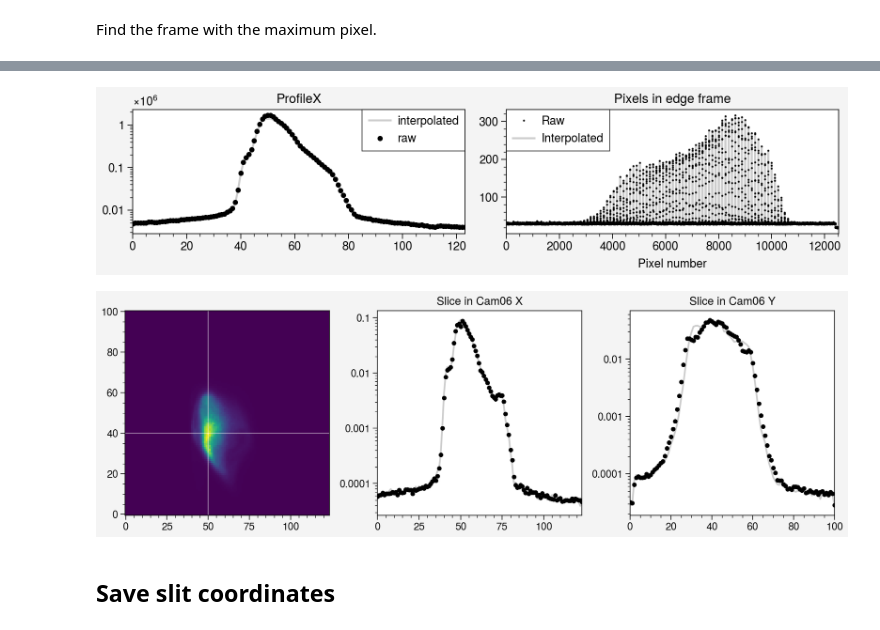
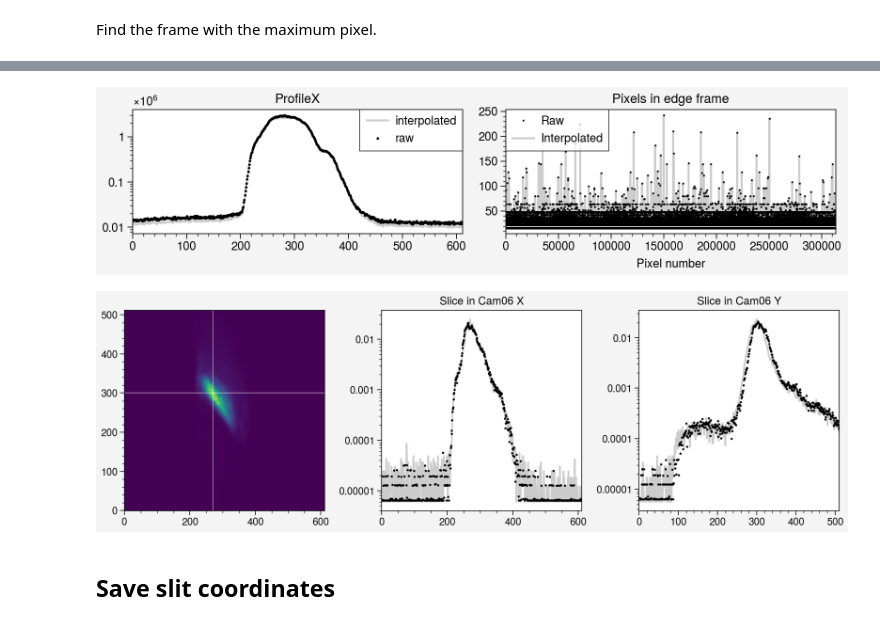
Before and after one commit to austin-hoover/analysis-sns-btf, a Jupyter notebook: scan-xxpy-image-ypdE/scan-xxpy-image-ypdE_step1.ipynb, the cells around one changed output, grey strips where cells are left out. Saved outputs shown, nothing was run; the diff lists cells and outputs as text; code cells hidden in the pictures.

```diff
--- a/scan-xxpy-image-ypdE/scan-xxpy-image-ypdE_step1.ipynb
+++ b/scan-xxpy-image-ypdE/scan-xxpy-image-ypdE_step1.ipynb
@@ -384,7 +379,8 @@ plt.show()
 # %% [markdown]
 We should either store the image in a square array in step 0, or somehow pass the new image shape to this notebook.
 # %%
-ny, nx = (101, 124)  # processed image size
+# ny, nx = (101, 124)  # processed image size
+ny, nx = (512, 612)
 
 def get_image(index):
     return data_im[index, cam + '_Image'].reshape(ny, nx)
@@ -409,7 +405,7 @@ imageio.mimsave(f'_output/iteration{iteration}.gif', _ims, fps=6)
 
 This is done by collecting frames around the edge of the image. (This is not used anywhere in the analysis.)
 # %%
-n_bins = 32
+n_bins = 16
 edge_bins = np.arange(n_bins + 1, (n_bins + 1) * (n_bins + 1), n_bins + 1)
 im_edge = np.zeros((ny, nx))
 im_bg = np.zeros((edge_bins.shape[0], ny, nx))
@@ -463,27 +459,21 @@ plt.show()
 # %% [markdown]
 ### Interpolate to y grid
 # %%
-npts_y = 32  # number of points in y grid
-ygv = np.linspace(np.min(yvals), np.max(yvals), npts_y)  # y grid values
-
 # Deal with backwards-moving slit.
-if yvals[0] > yvals[-1]:
-    yvals = np.flip(yvals)
-    im3d_smooth = np.flip(im3d_smooth, axis=0)
-    im3d = np.flip(im3d, axis=0)
+idx_sort = np.argsort(yvals)
+yvals = yvals[idx_sort]
+im3d = im3d[idx_sort, :, :]
+im3d_smooth = im3d_smooth[idx_sort, :, :]
 
 # Deal with any repeating points (otherwise interpolation will not work).
-repeat_idx, = np.where(np.diff(yvals) == 0.0)
-counter = 1
-for i in reversed(repeat_idx):
-    yvals[i] -= counter * 1e-7
-    counter += 1
+yvals = utils.avoid_repeats(yvals, pad=1e-7)
 
 # Interpolate.
+npts_y = 32  # number of points in y grid
+ygrid = np.linspace(np.min(yvals), np.max(yvals), npts_y)  # y grid values
 ypix = np.arange(ny)
 xpix = np.arange(nx)
-yf, ypf, xf = np.meshgrid(ygv, ypix, xpix, indexing='ij')
-newpoints = np.vstack([yf.ravel(), ypf.ravel(), xf.ravel()]).T
+newpoints = utils.get_grid_coords(ygrid, ypix, xpix, indexing='ij')
 arr3d = interpolate.interpn(
     (yvals, ypix, xpix),
     im3d_smooth,
@@ -494,16 +484,17 @@ arr3d = interpolate.interpn(
 )
 arr3d = arr3d.reshape(npts_y, ny, nx)
 # %%
-row, col = ny // 2, nx //2
+# row, col = (ny // 2, nx // 2)
+row, col = utils.max_indices(get_image(ipeak))
 
 fig, axes = pplt.subplots(ncols=2, sharey=False,)
 axes[0].plot(yvals, project(im3d_smooth, 0), label='smoothed')
-axes[0].plot(ygv, project(arr3d, 0), label='interpolated')
+axes[0].plot(ygrid, project(arr3d, 0), label='interpolated')
 axes[0].plot(yvals, project(im3d, 0), marker='.', lw=0, color='black')
 # ax.legend(loc='upper right', ncol=1,)
 axes[1].plot(yvals, im3d_smooth[:, row, col], label='smoothed')
 axes[1].plot(yvals, im3d[:, row, col], label='interpolated')
-axes[1].plot(ygv, arr3d[:, row, col], marker='.', lw=0, color='black')
+axes[1].plot(ygrid, arr3d[:, row, col], marker='.', lw=0, color='black')
 axes.format(yscale='log', xlabel='y [mm]')
 axes[1].legend(loc='upper right', ncol=1,)
 axes[0].format(title=f'Sum over image')
@@ -531,7 +522,7 @@ axes.format(toplabels=['Raw image', 'Interpolated along y'])
 # %%
 fig, axes = pplt.subplots(ncols=2, sharey=False, spanx=False, figsize=(8, 2))
 axes[0].plot(np.sum(arr3d[max2, :, :], axis=0), color='black', alpha=0.2, label='interpolated')
-axes[0].plot(np.sum(im3d[max1, :, :], axis=0), marker='.', lw=0, color='black', label='raw')
+axes[0].plot(np.sum(im3d[max1, :, :], axis=0), marker='.', ms=2, lw=0, color='black', label='raw')
 axes[0].legend(ncol=1)
 axes[0].format(yscale='log', title='ProfileX')
 axes[1].plot(arr3d[-2, :, :].ravel(), marker='.', lw=0, color='black', ms=1, label='Raw')
@@ -539,29 +530,30 @@ axes[1].plot(arr3d[-2, :, :].ravel(), color='black', alpha=0.2, label='Interpola
 axes[1].legend(loc='upper left', ncols=1)
 axes[1].format(title='Pixels in edge frame', xlabel='Pixel number')
 # %% [output]
-[figure, old version]
+[figure, new version]
 # %%
 fig, axes = pplt.subplots(ncols=3, sharey=False, sharex=False)
 axes[0].pcolormesh(im3d[max1, :, :])
 kws = dict(color='white', lw=0.785, alpha=0.5)
 axes[0].axvline(col1, **kws)
 axes[0].axhline(row1, **kws)
 kws = dict(marker='.', color='black')
 for im, row, col, flag in zip([arr3d[max2], im3d[max1]], [row2, row1], [col2, col1], [True, False]):
     if flag:
         kws['alpha'] = 1.0
         kws['lw'] = 0.0
+        kws['ms'] = 2.0
     else:
         kws['alpha'] = 0.2
         kws['lw'] = None
         kws['ms'] = 0.0
     axes[1].plot(im[row, :] / np.sum(im[row, :]), **kws)
     axes[2].plot(im[:, col] / np.sum(im[:, col]), **kws)
 axes[1].set_title('Slice in Cam06 X')
 axes[2].set_title('Slice in Cam06 Y')
 axes[1:].format(yscale='log')
 # %% [output]
-[figure, old version]
+[figure, new version]
 # %% [markdown]
 ## Save slit coordinates
 # %%
```
Also changed, not shown: parts of 41 cells of this notebook.
